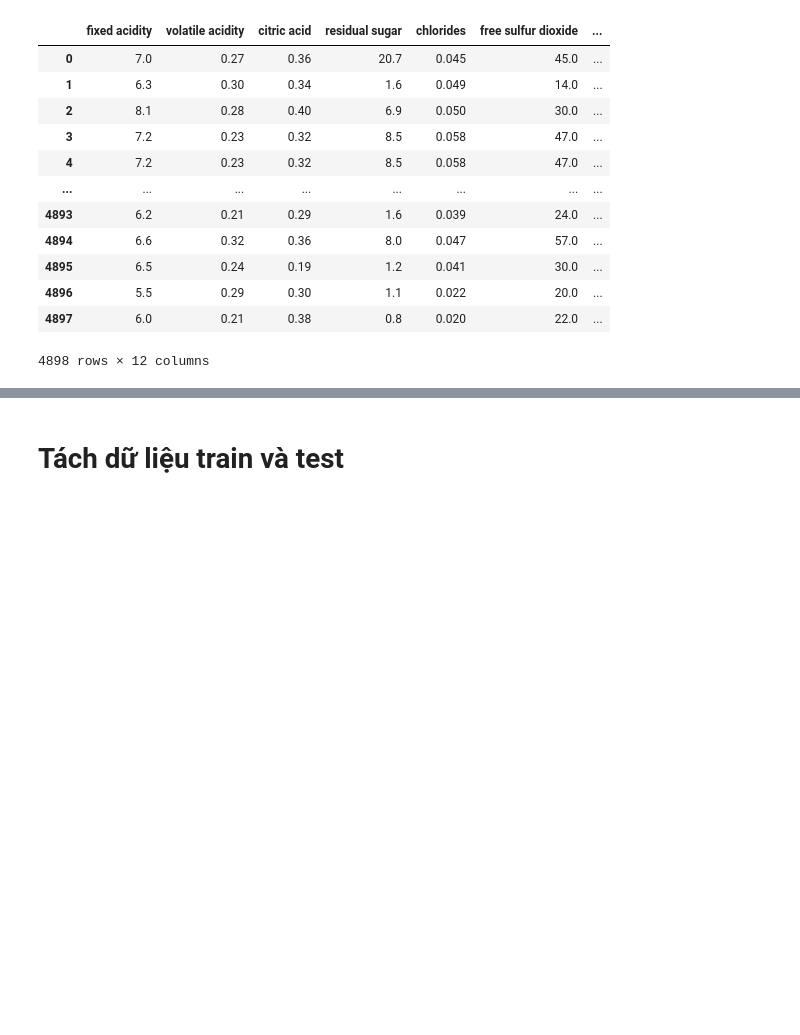
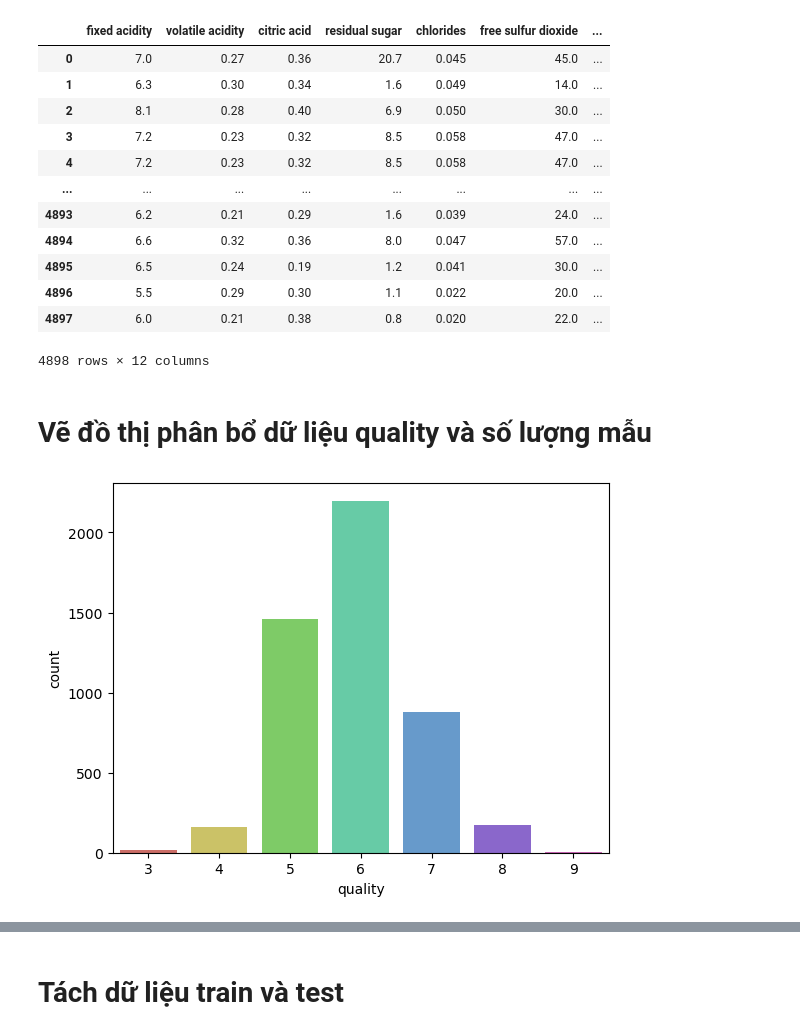
Before and after one commit to TaQuangKhoi/He-thong-thong-tin-thong-minh, a Jupyter notebook: Multinomial logistic regression/wine quality - white.ipynb, the cells around one changed output, grey strips where cells are left out. Drawn from its saved outputs; the diff is of its cells as text; code cells hidden in the pictures; blank space fills up the shorter version.

```diff
--- a/Multinomial logistic regression/wine quality - white.ipynb
+++ b/Multinomial logistic regression/wine quality - white.ipynb
@@ -25,3 +26,10 @@ df
 | 4896 | 5.5 | 0.29 | 0.30 | 1.1 | 0.022 | 20.0 | ... |
 | 4897 | 6.0 | 0.21 | 0.38 | 0.8 | 0.020 | 22.0 | ... |
 4898 rows × 12 columns
+# %% [markdown]
+# Vẽ đồ thị phân bổ dữ liệu quality và số lượng mẫu
+# %%
+sns.countplot(x='quality', data=df, palette='hls')
+plt.show()
+# %% [output]
+[figure, added]
```
Also changed, not shown: parts of 10 cells of this notebook.
